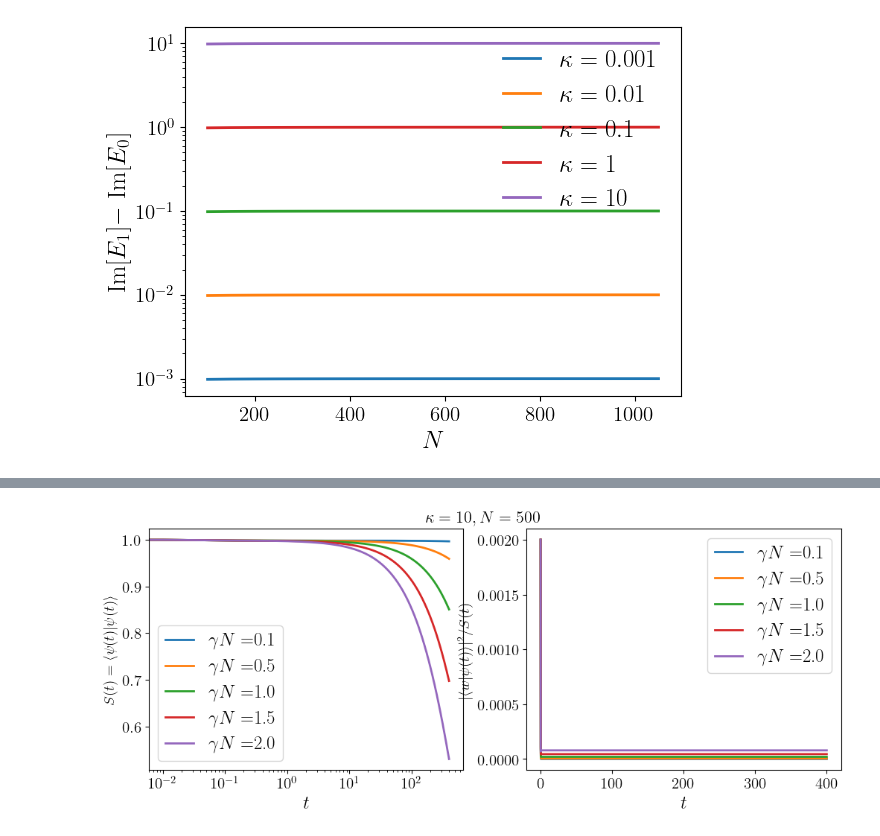
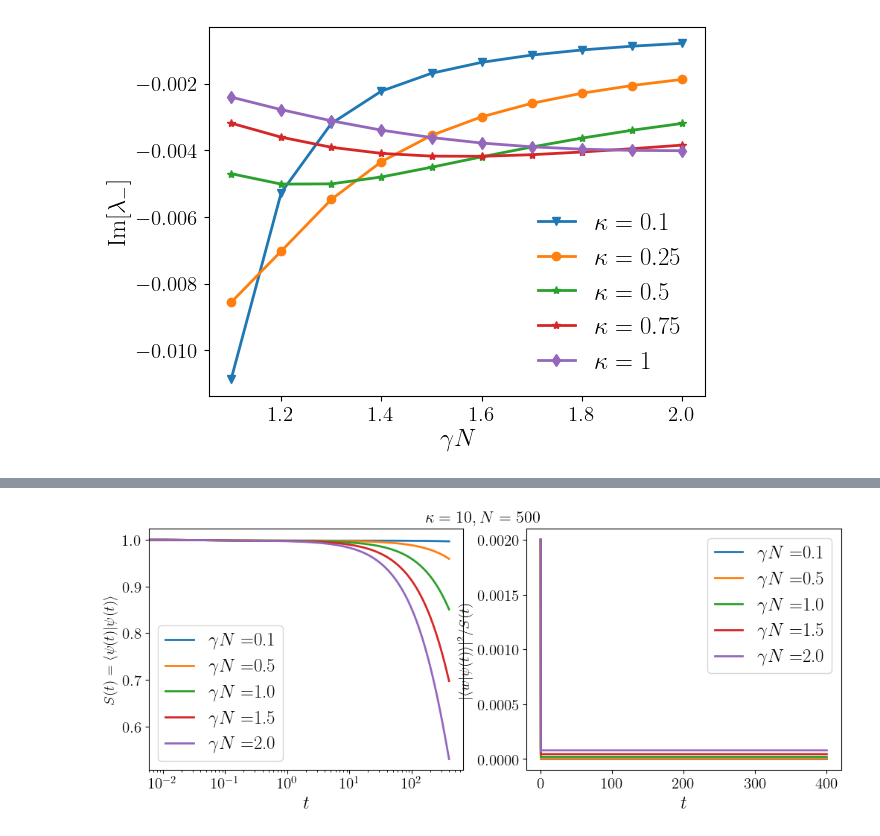
Before and after one commit to sayanr5834/non-Hermitian_QS, a Jupyter notebook: NH_quantum_walker.ipynb, the cells around one changed output, grey strips where cells are left out. Saved outputs shown, nothing was run; the diff lists cells and outputs as text; code cells hidden in the pictures.

```diff
--- a/NH_quantum_walker.ipynb
+++ b/NH_quantum_walker.ipynb
@@ -88,0 +162,25 @@ Imaginary part of the eigenvalues
+# %%
+#parameters
+N = 500
+w  = 10
+kappa = [0.01,0.1,0.25,0.5,0.75,1,10]
+gamma = np.linspace(0.1/N,0.9/N,10)
+
+lambda_plus = np.zeros((len(kappa), len(gamma)), dtype = complex)
+
+for j in range(len(kappa)):
+    for i in range(len(gamma)):
+
+        #Hamiltonian matrix
+        H = sf.H_CG(N,gamma[i],w,kappa[j])
+
+        #get the eigenvalue and right eigenstates
+        eigval,_ = np.linalg.eig(H)
+        sorted_indices = np.argsort(np.real(eigval))  # Get indices for sorting eigenvalues
+        eigval_sorted = eigval[sorted_indices]
+
+        lambda_plus[j,i] = eigval_sorted[1]
+
+
+        #theoretical computations of the eigenvalues
+        #lambda_plus[j,i],_ = sf.lambda_pm(N,gamma[i],kappa[j])
@@ -189,14 +230,17 @@ for i in tqdm(range(len(N))):
 # %%
-plt.plot(N, np.abs(im_eig0_th_N[:,0] - im_eig1_th_N[:,0] ), label = f'$\kappa ={kappa[0]}$')
-plt.plot(N, np.abs(im_eig0_th_N[:,1] - im_eig1_th_N[:,1] ), label = f'$\kappa ={kappa[1]}$')
-plt.plot(N, np.abs(im_eig0_th_N[:,2] - im_eig1_th_N[:,2] ), label = f'$\kappa ={kappa[2]}$')
-plt.plot(N, np.abs(im_eig0_th_N[:,3] - im_eig1_th_N[:,3] ), label = f'$\kappa ={kappa[3]}$')
-plt.plot(N, np.abs(im_eig0_th_N[:,4] - im_eig1_th_N[:,4] ), label = f'$\kappa ={kappa[4]}$')
+#plt.plot(gamma*N, np.imag(lambda_minus[0]),'.', label = f'$\\kappa = {kappa[0]}$')
+plt.plot(gamma*N, np.imag(lambda_minus[1]),'-v', label = f'$\\kappa = {kappa[1]}$')
+plt.plot(gamma*N, np.imag(lambda_minus[2]),'-o', label = f'$\\kappa = {kappa[2]}$')
+plt.plot(gamma*N, np.imag(lambda_minus[3]),'-*', label = f'$\\kappa = {kappa[3]}$')
+plt.plot(gamma*N, np.imag(lambda_minus[4]),'-*', label = f'$\\kappa = {kappa[4]}$')
+plt.plot(gamma*N, np.imag(lambda_minus[5]),'-d', label = f'$\\kappa = {kappa[5]}$')
+#plt.plot(gamma*N, np.imag(lambda_minus[6]),'-d', label = f'$\\kappa = {kappa[6]}$')
 
 plt.legend()
-plt.ylabel(r'Im$[E_1] -$ Im$[E_0]$')
-plt.xlabel(r'$N$')
-plt.yscale('log')
+plt.ylabel('Im$[\lambda_-]$')
+plt.xlabel(r'$\gamma N$')
+
+#plt.savefig(f'../Figures/imag_lambda_minus.pdf',bbox_inches ='tight', dpi =600)
 plt.show()
 # %% [output]
-[figure, old version]
+[figure, new version]
```
Also changed, not shown: parts of 52 cells of this notebook.
